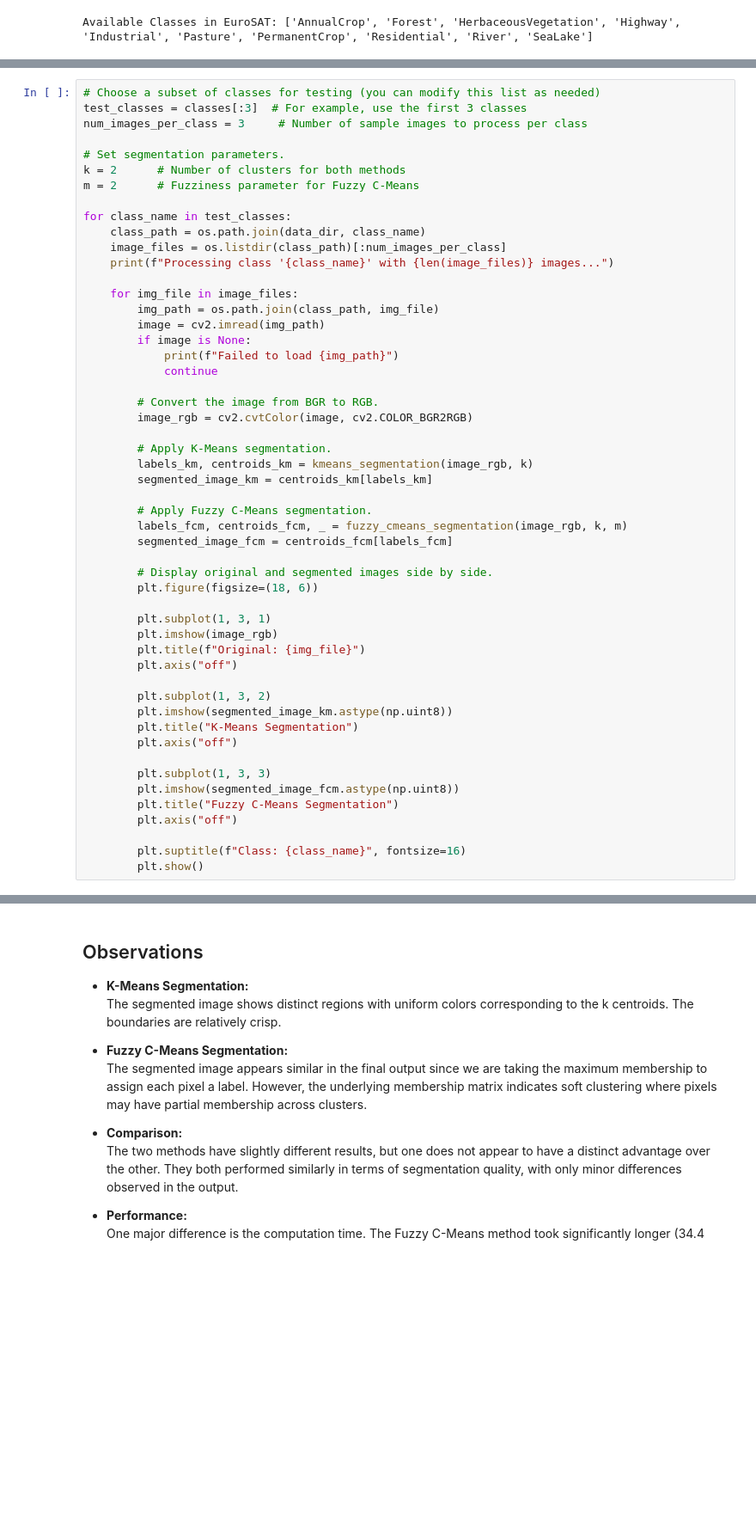
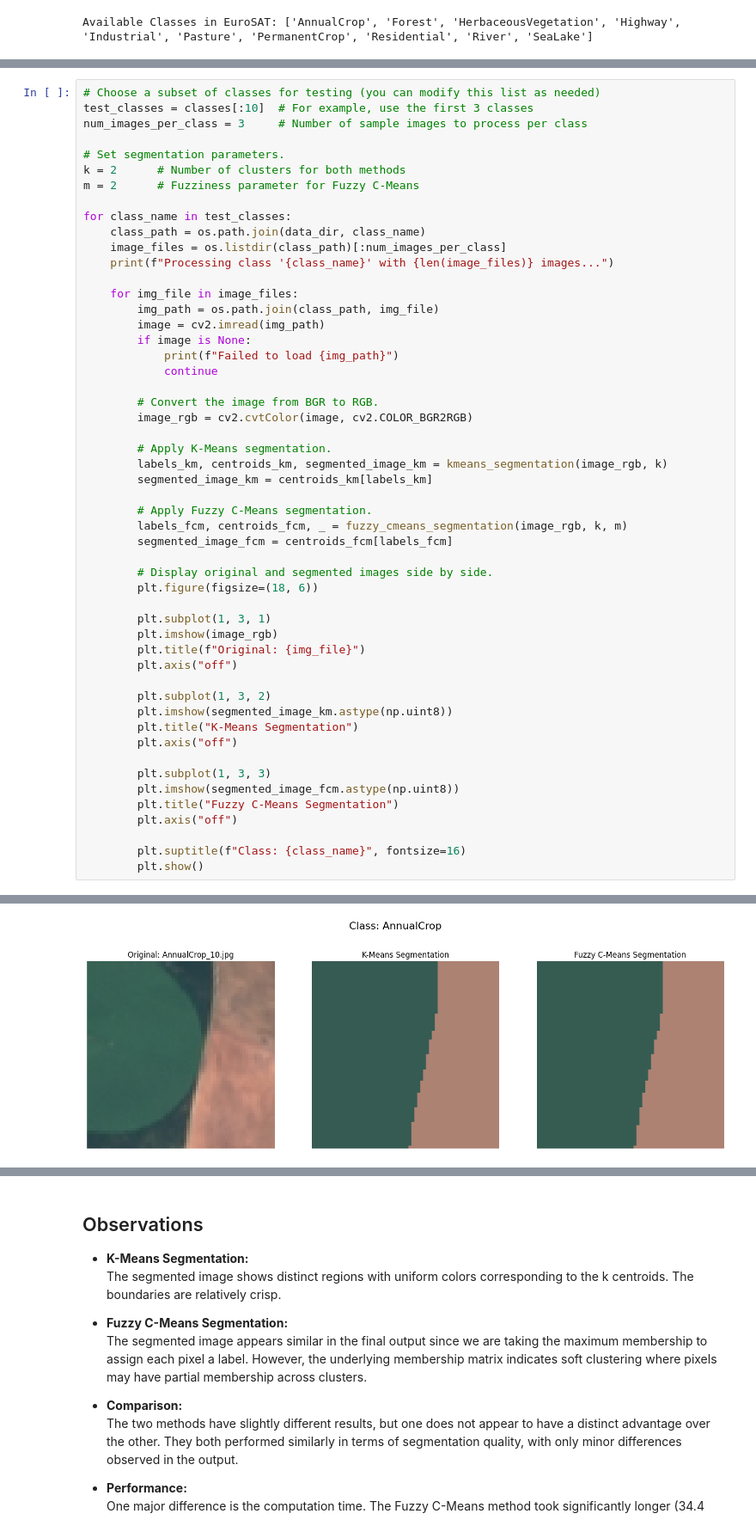
Before and after one commit to Robertwilcox/EuroSat_Segmentation_Project, a Jupyter notebook: notebooks/02_Segmentation.ipynb, the cells around one changed output, grey strips where cells are left out. Shown at 86% size. Drawn from its saved outputs; the diff is of its cells as text; blank space fills up the shorter version.

```diff
--- a/notebooks/02_Segmentation.ipynb
+++ b/notebooks/02_Segmentation.ipynb
@@ -64,6 +68,6 @@ for cls in classes[:6]:
 # %%
 # Choose a subset of classes for testing (you can modify this list as needed)
-test_classes = classes[:3]  # For example, use the first 3 classes
+test_classes = classes[:10]  # For example, use the first 3 classes
 num_images_per_class = 3     # Number of sample images to process per class
 
 # Set segmentation parameters.
@@ -86,7 +90,7 @@ for class_name in test_classes:
         image_rgb = cv2.cvtColor(image, cv2.COLOR_BGR2RGB)
 
         # Apply K-Means segmentation.
-        labels_km, centroids_km = kmeans_segmentation(image_rgb, k)
+        labels_km, centroids_km, segmented_image_km = kmeans_segmentation(image_rgb, k)
         segmented_image_km = centroids_km[labels_km]
 
         # Apply Fuzzy C-Means segmentation.
@@ -120 +122,2 @@ Fuzzy C-Means converged in 77 iterations.
 [figure]
+[figure]
```
Also changed, not shown: parts of 4 cells of this notebook, 11 other files.
